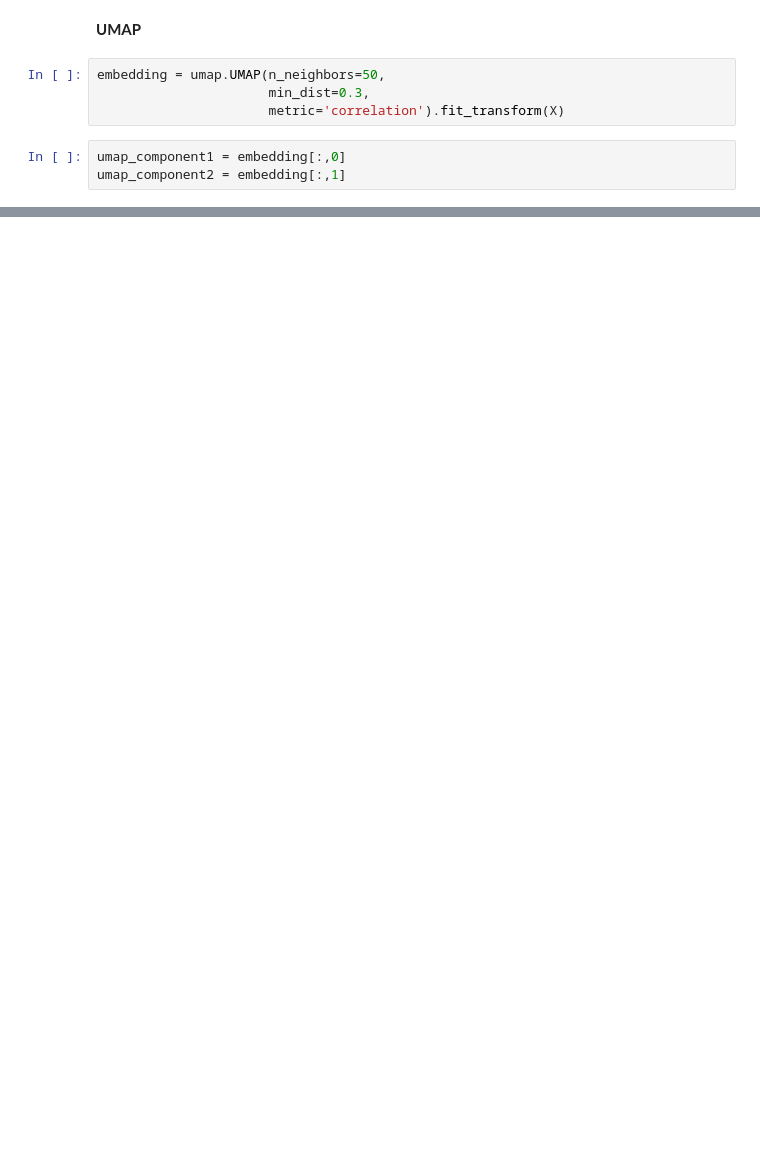
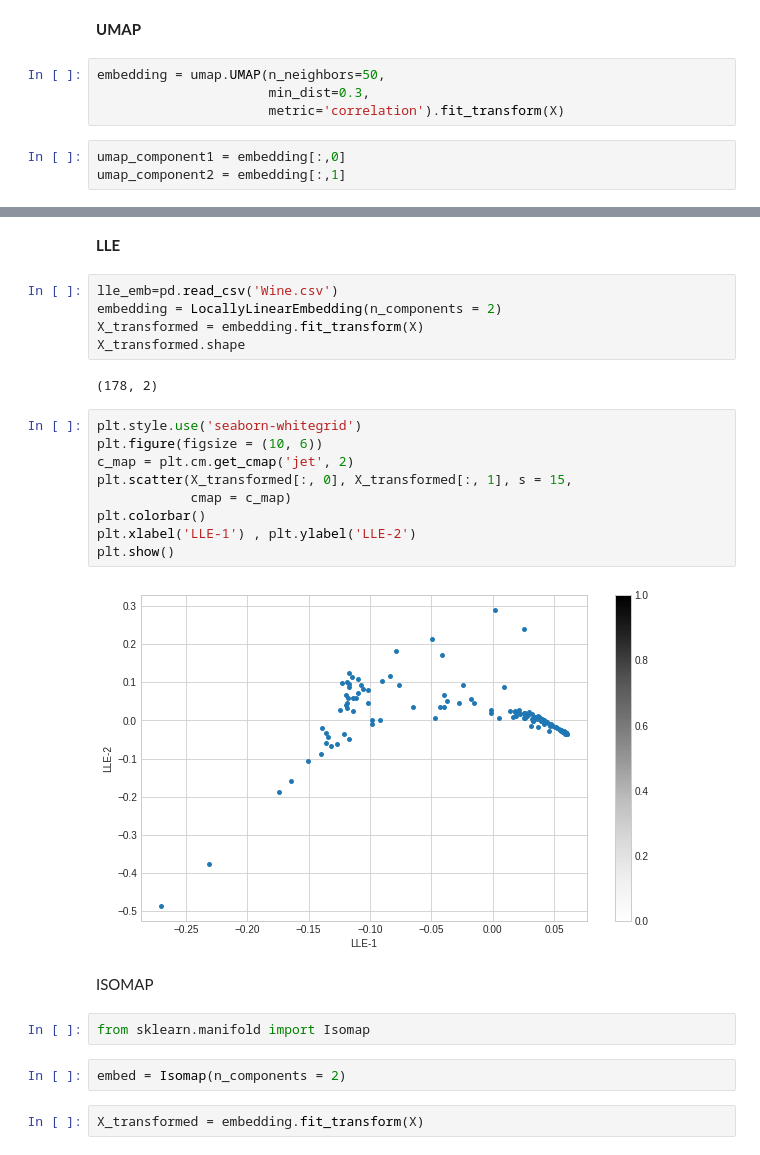
Before and after one commit to jithesh9539/Dimensionality_Reduction_Technique, a Jupyter notebook: PCA_SVD_TSNE_UMAP.ipynb, the cells around one changed output, grey strips where cells are left out. Drawn from its saved outputs; the diff is of its cells as text; blank space fills up the shorter version.

```diff
--- a/PCA_SVD_TSNE_UMAP.ipynb
+++ b/PCA_SVD_TSNE_UMAP.ipynb
@@ -437,0 +439,28 @@ plt.scatter(umap_component1, umap_component2)
+# %% [markdown]
+**LLE**
+# %%
+lle_emb=pd.read_csv('Wine.csv')
+embedding = LocallyLinearEmbedding(n_components = 2)
+X_transformed = embedding.fit_transform(X)
+X_transformed.shape
+# %% [output]
+(178, 2)
+# %%
+plt.style.use('seaborn-whitegrid')
+plt.figure(figsize = (10, 6))
+c_map = plt.cm.get_cmap('jet', 2)
+plt.scatter(X_transformed[:, 0], X_transformed[:, 1], s = 15,
+            cmap = c_map)
+plt.colorbar()
+plt.xlabel('LLE-1') , plt.ylabel('LLE-2')
+plt.show()
+# %% [output]
+[figure, added]
+# %% [markdown]
+ISOMAP
+# %%
+from sklearn.manifold import Isomap
+# %%
+embed = Isomap(n_components = 2)
+# %%
+X_transformed = embedding.fit_transform(X)
```
Also changed, not shown: parts of 18 cells of this notebook.
